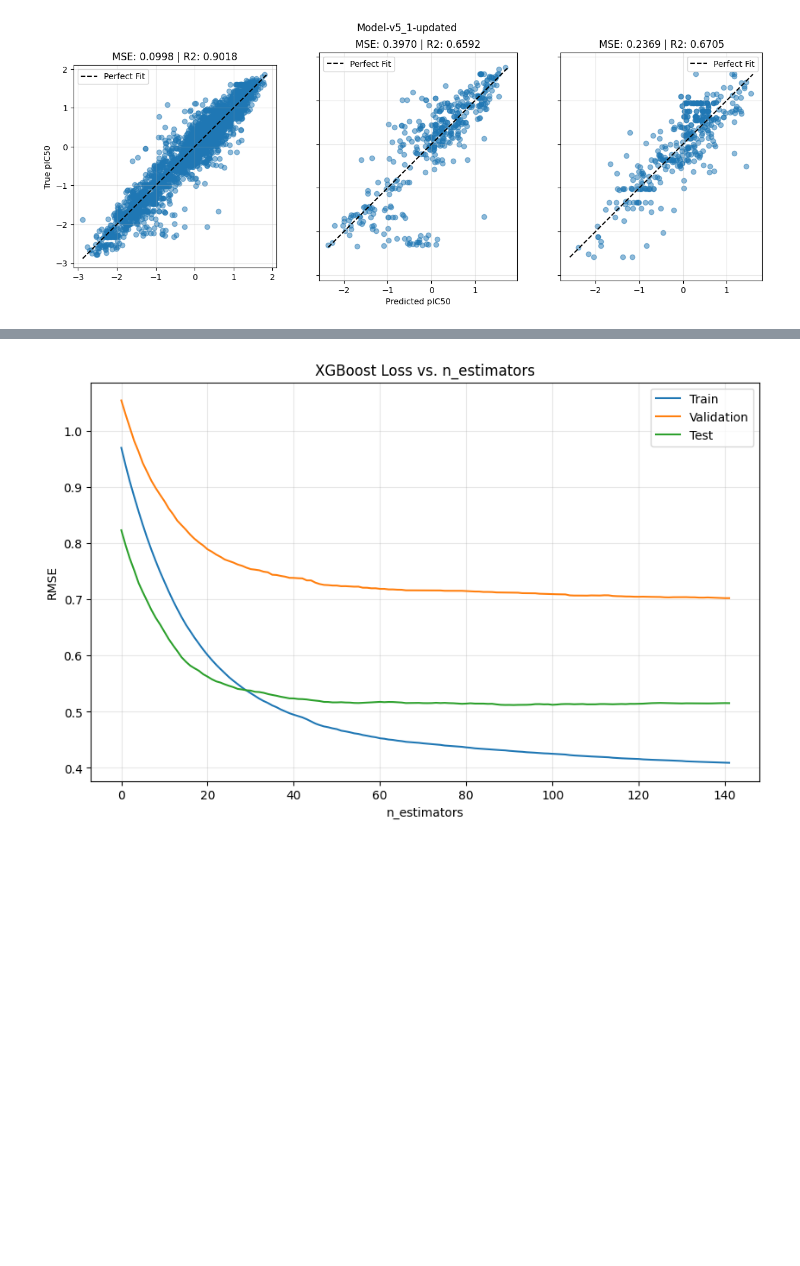
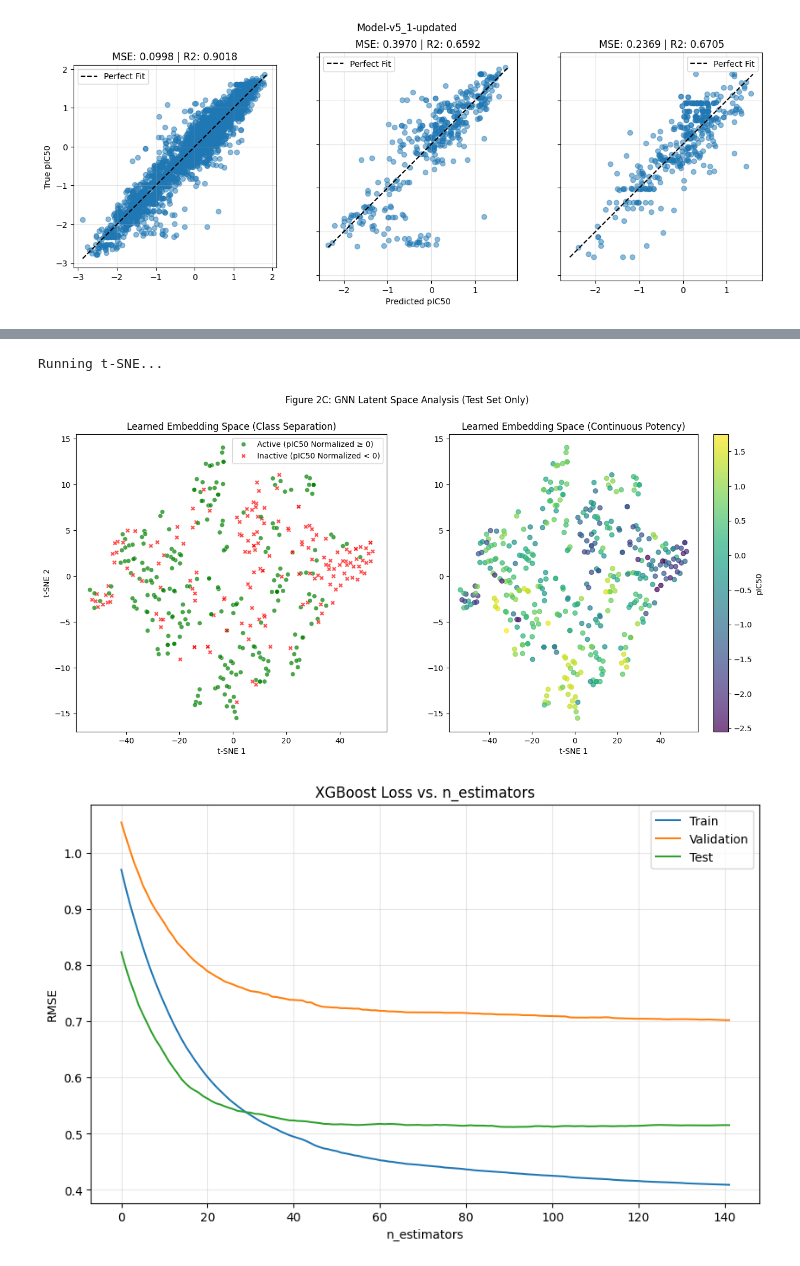
Before and after one commit to Djtrainer/cancer_research, a Jupyter notebook: notebooks/mdm2_breaker_model_eda.ipynb, the cells around one changed output, grey strips where cells are left out. Drawn from its saved outputs; the diff is of its cells as text; code cells hidden in the pictures; blank space fills up the shorter version.

```diff
--- a/notebooks/mdm2_breaker_model_eda.ipynb
+++ b/notebooks/mdm2_breaker_model_eda.ipynb
@@ -715,3 +802,9 @@ plot_predictions(
+# %%
+untrained_model = GraphSiameseNetwork_v5()
+plot_latent_space(untrained_model, test_indices_random, mol_data)
+# %% [output]
+Running t-SNE...
+[figure, added]
 # %%
 import xgboost as xgb
 
```
Also changed, not shown: parts of 3 cells of this notebook.
